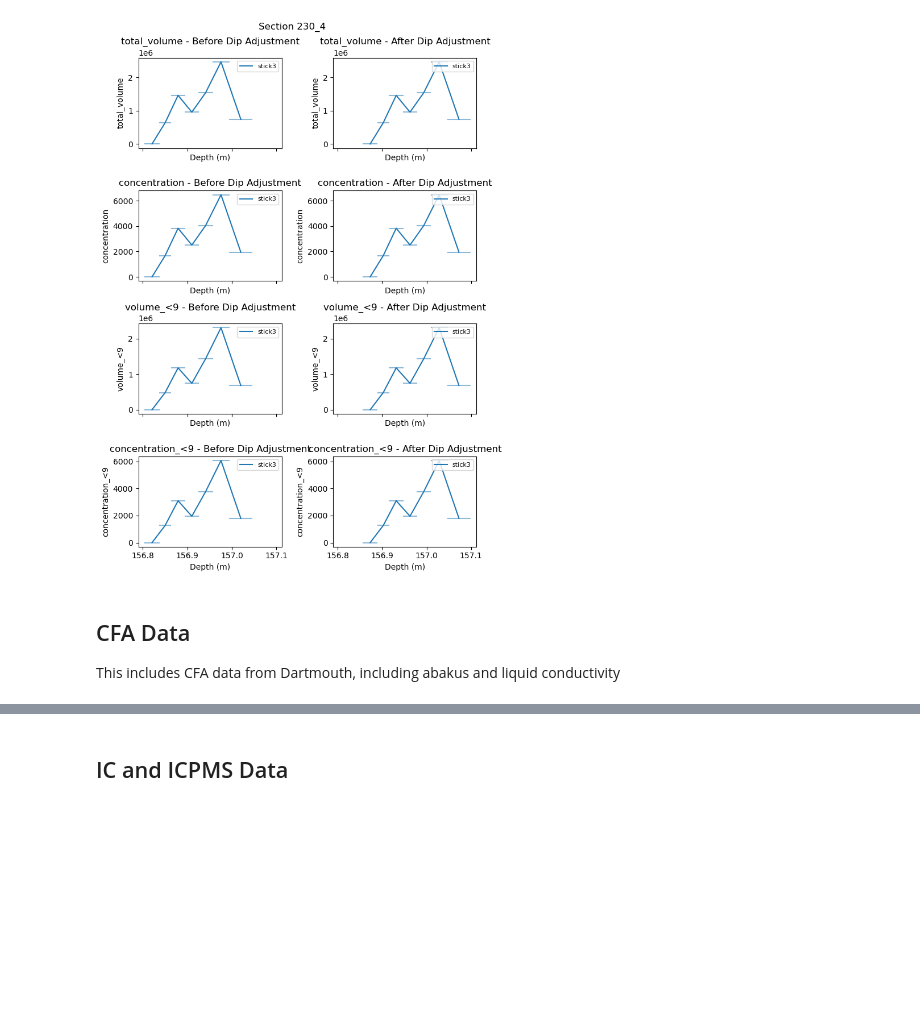
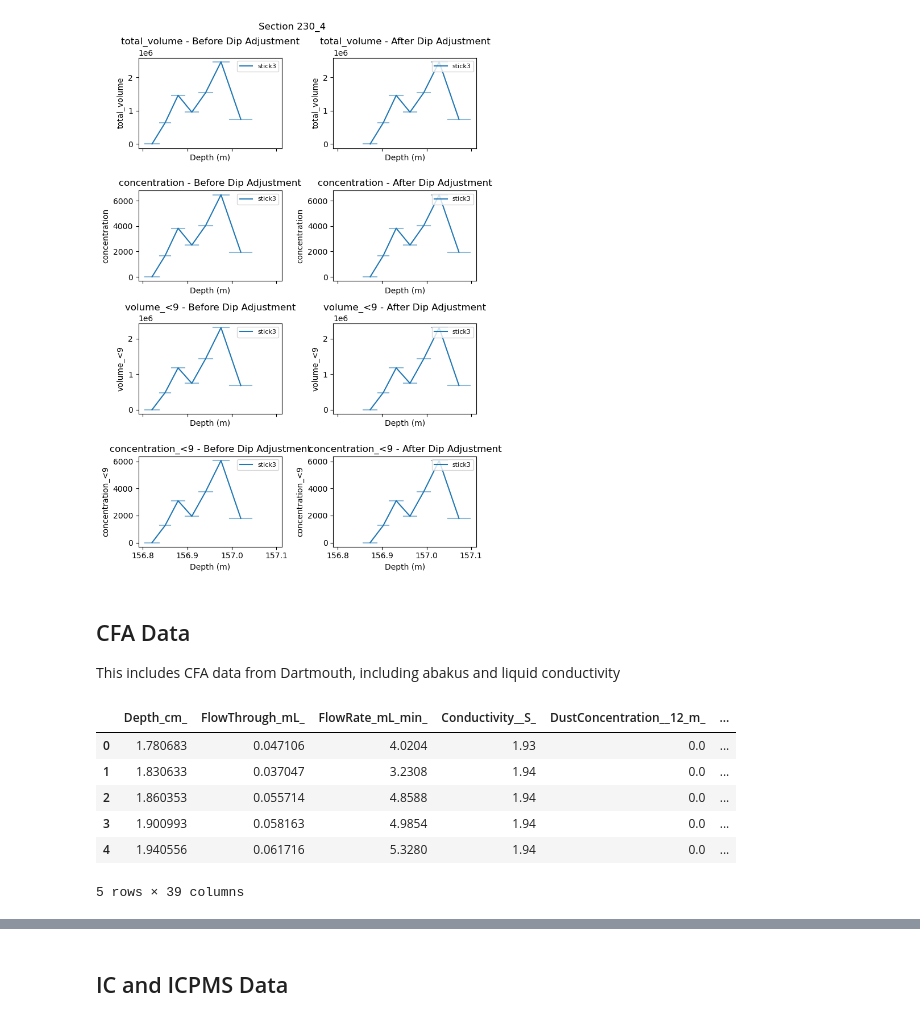
Before and after one commit to liamkirkpatrick/alhic1901_deeplayering, a Jupyter notebook: scripts/sample_proccessing/process_samples.ipynb, the cells around one changed output, grey strips where cells are left out. Cells and saved outputs as stored; diff of their text form; code cells hidden in the pictures; blank space fills up the shorter version.

```diff
--- a/scripts/sample_proccessing/process_samples.ipynb
+++ b/scripts/sample_proccessing/process_samples.ipynb
@@ -415,6 +418,16 @@ cfa_data_2['stick'] = 'stick2'
 
 # merge the two dataframes
 cfa_data = pd.concat([cfa_data_1, cfa_data_2], ignore_index=True)
+# %%
+cfa_data_1.head()
+# %% [output]
+|  | Depth_cm_ | FlowThrough_mL_ | FlowRate_mL_min_ | Conductivity__S_ | DustConcentration__12_m_ | ... |
+| 0 | 1.780683 | 0.047106 | 4.0204 | 1.93 | 0.0 | ... |
+| 1 | 1.830633 | 0.037047 | 3.2308 | 1.94 | 0.0 | ... |
+| 2 | 1.860353 | 0.055714 | 4.8588 | 1.94 | 0.0 | ... |
+| 3 | 1.900993 | 0.058163 | 4.9854 | 1.94 | 0.0 | ... |
+| 4 | 1.940556 | 0.061716 | 5.3280 | 1.94 | 0.0 | ... |
+5 rows × 39 columns
 # %%
 # add metadata to ic/icpms data
 
```
Also changed, not shown: parts of 19 cells of this notebook, 8 other files.
